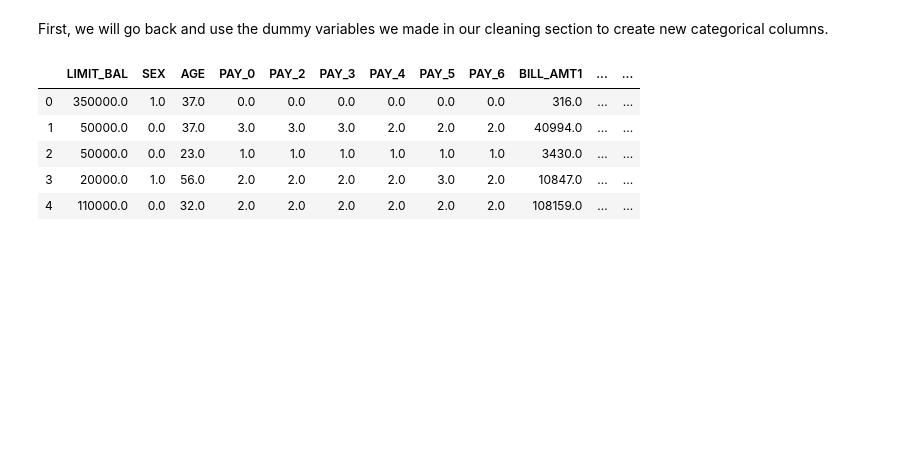
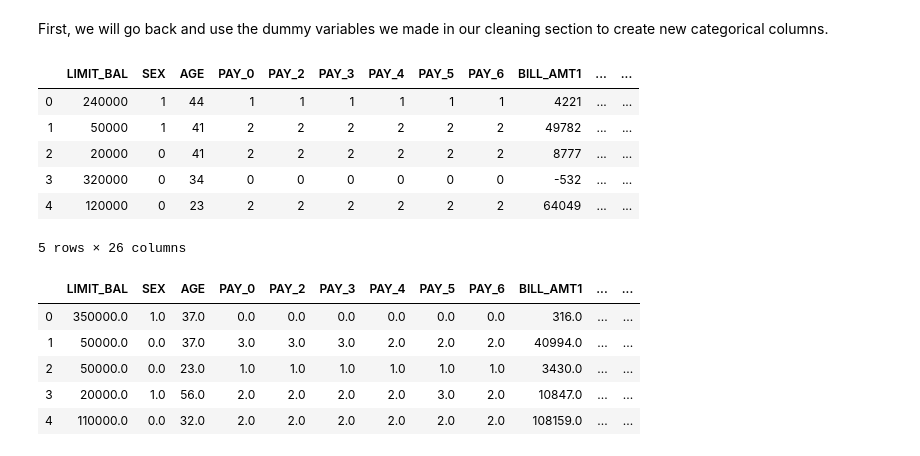
Before and after one commit to CaryMosley/Mod3Bakeoff, a Jupyter notebook: BakeCombined.ipynb, the cells around one changed output. Saved outputs shown, nothing was run; the diff lists cells and outputs as text; code cells hidden in the pictures; blank space fills up the shorter version.

```diff
--- a/BakeCombined.ipynb
+++ b/BakeCombined.ipynb
@@ -240,3 +300,6 @@ marriage_dummies.describe()
 | 50% | 0.000000 | 1.000000 |
 | 75% | 1.000000 | 1.000000 |
 | max | 1.000000 | 1.000000 |
+# %%
+marriage_dummies2 = pd.get_dummies(df2['MARRIAGE'], drop_first=True)
+marriage_dummies2.describe()
@@ -296,3 +369,18 @@ Name: PAY_2, dtype: int64
 0     3878
 3     2465
 Name: PAY_6, dtype: int64
+# %%
+df2['PAY_0']= df2['PAY_0'].apply(lambda x: 3 if x >0 else x)
+df2['PAY_0']= df2['PAY_0'].apply(lambda x: 2 if x ==0 else x)
+df2['PAY_0']= df2['PAY_0'].apply(lambda x: 1 if x ==-1 else x)
+df2['PAY_0']= df2['PAY_0'].apply(lambda x: 0 if x ==-2 else x)
+print(df2['PAY_0'].value_counts())
+print('\n')
+
+for i in range(2,7):
+    df2[f'PAY_{i}']= df2[f'PAY_{i}'].apply(lambda x: 3 if x >0 else x)
+    df2[f'PAY_{i}']= df2[f'PAY_{i}'].apply(lambda x: 2 if x ==0 else x)
+    df2[f'PAY_{i}']= df2[f'PAY_{i}'].apply(lambda x: 1 if x ==-1 else x)
+    df2[f'PAY_{i}']= df2[f'PAY_{i}'].apply(lambda x: 0 if x ==-2 else x)
+    print(df2[f'PAY_{i}'].value_counts())
+    print('\n')
@@ -588,6 +694,24 @@ df.rename(columns={1: 'grad_school', 2: 'university', 3: 'highschool'},inplace=T
 df = df.drop(['MARRIAGE'], axis=1)
 df = pd.concat([df, marriage_dummies], axis=1)
 df.rename(columns={1: 'married', 2: 'single'},inplace=True)
+# %%
+df2 = df2.drop(['EDUCATION'], axis=1)
+df2 = pd.concat([df2, edu_dummies2], axis=1)
+df2.rename(columns={1: 'grad_school', 2: 'university', 3: 'highschool'},inplace=True)
+# %%
+df2 = df2.drop(['MARRIAGE'], axis=1)
+df2 = pd.concat([df2, marriage_dummies2], axis=1)
+df2.rename(columns={1: 'married', 2: 'single'},inplace=True)
+# %%
+df2.head()
+# %% [output]
+|  | LIMIT_BAL | SEX | AGE | PAY_0 | PAY_2 | PAY_3 | PAY_4 | PAY_5 | PAY_6 | BILL_AMT1 | ... | ... |
+| 0 | 240000 | 1 | 44 | 1 | 1 | 1 | 1 | 1 | 1 | 4221 | ... | ... |
+| 1 | 50000 | 1 | 41 | 2 | 2 | 2 | 2 | 2 | 2 | 49782 | ... | ... |
+| 2 | 20000 | 0 | 41 | 2 | 2 | 2 | 2 | 2 | 2 | 8777 | ... | ... |
+| 3 | 320000 | 0 | 34 | 0 | 0 | 0 | 0 | 0 | 0 | -532 | ... | ... |
+| 4 | 120000 | 0 | 23 | 2 | 2 | 2 | 2 | 2 | 2 | 64049 | ... | ... |
+5 rows × 26 columns
 # %%
 df.head()
 # %% [output]
```
Also changed, not shown: parts of 28 cells of this notebook.
